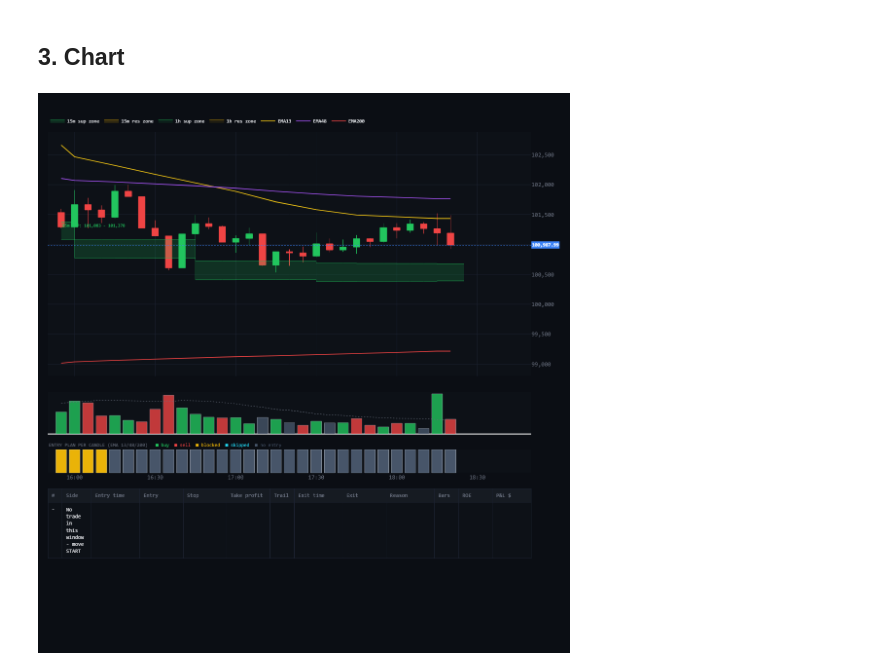
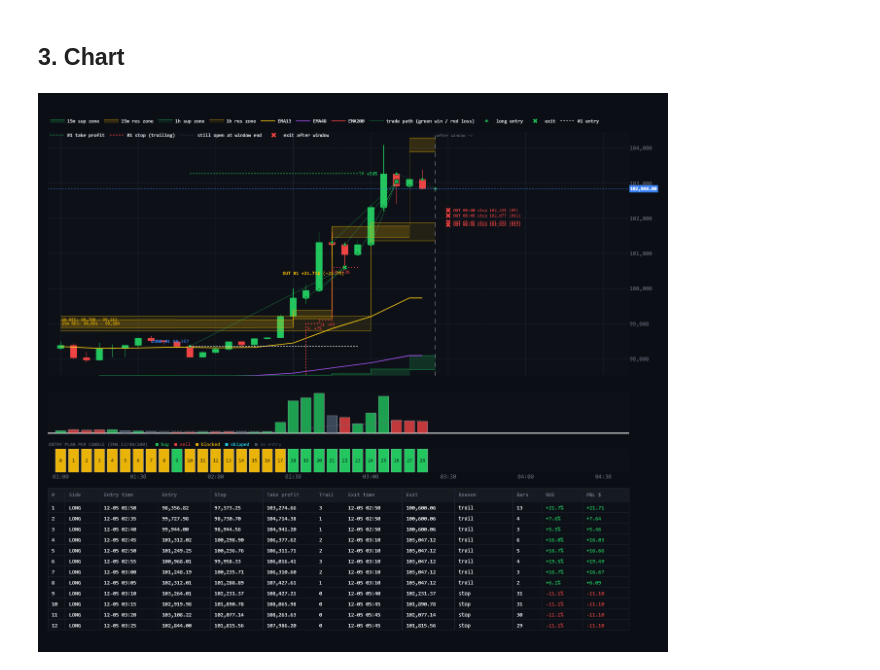
Before and after one commit to samratpro/machine_learning_crypto_trade_research, a Jupyter notebook: analysis/window_analysis.ipynb, the cells around one changed output. Cells and saved outputs as stored; diff of their text form; code cells hidden in the pictures.

Commit message:
appy customized all single window feature

```diff
--- a/analysis/window_analysis.ipynb
+++ b/analysis/window_analysis.ipynb
@@ -35,16 +35,23 @@ from analysis import tables, chart
 # ---------------- settings ----------------
 SYMBOL      = 'BTCUSDT'
 START       = '2024-12-05 00:55'      # first candle (UTC)
-CANDLES     = (180, 210)                # candle range from START: (30, 60) = candle 30 to 59 | or a number, e.g. 30
-LEVERAGE    = 10                      # 10x -> stop -2%, trail step 1%, take profit +5% in price
+CANDLES     = (1, 30)                # candle range from START: (30, 60) = candle 30 to 59 | or a number, e.g. 30
+LEVERAGE    = 10                      # price % = position % / LEVERAGE
+STOP_LOSS   = 0.10                    # initial stop, position % (0.10 = -10% -> 10x: -1% price)
+TRAIL_STEP  = 0.10                    # trail starts once the trade reaches +TRAIL_STEP
+TRAIL_GAP   = None                    # stop follows the best price this far behind (None = TRAIL_STEP); 0.05 locks more profit
+TAKE_PROFIT = 0.50                    # exit at +50% position (10x -> +5% price)
 MARGIN_USDT = 100                     # $ per trade for P&L
 EMA_SET     = '13_48_200'              # '9_21_200' or '13_48_200' (never both)
+SLOPE_MIN   = 0.05                     # EMA13 (fast EMA) slope must be > this, ATR units (BUY > +min, SELL < -min); e.g. 0.05
 OVERLAP     = True                    # True: trade every momentum candle | False: one trade at a time
 HIGHLIGHT   = 1                       # trade # drawn with full stop / TP detail (None = none)
 SHOW_ZONES  = ['15m', '1h']           # add '4h', '1d'
+ZOOM        = True                    # True: y-axis fits candles + fast EMA (see EMA slope) | False: show EMA200 + stop/TP too
 # ------------------------------------------
 
-win = build_window(SYMBOL, START, CANDLES, LEVERAGE, OVERLAP, EMA_SET)
+win = build_window(SYMBOL, START, CANDLES, LEVERAGE, OVERLAP, EMA_SET,
+                   stop_loss=STOP_LOSS, trail_step=TRAIL_STEP, take_profit=TAKE_PROFIT, trail_gap=TRAIL_GAP, slope_min=SLOPE_MIN)
 print(f"{SYMBOL}: {win.w['open_time'].iloc[0]} -> {win.w['open_time'].iloc[-1]}  ({len(win.w)} candles)")
 # %% [output]
 The autoreload extension is already loaded. To reload it, use:
@@ -82,6 +114,6 @@ No trade in this window (no momentum) - move START and re-run.
 # %% [markdown]
 ## 3. Chart
 # %%
-chart.plot_window(win, MARGIN_USDT, SHOW_ZONES, HIGHLIGHT).show()
+chart.plot_window(win, MARGIN_USDT, SHOW_ZONES, HIGHLIGHT, zoom=ZOOM).show()
 # %% [output]
-[figure, old version]
+[figure, new version]
```
Also changed, not shown: parts of 5 cells of this notebook, 5 other files.
